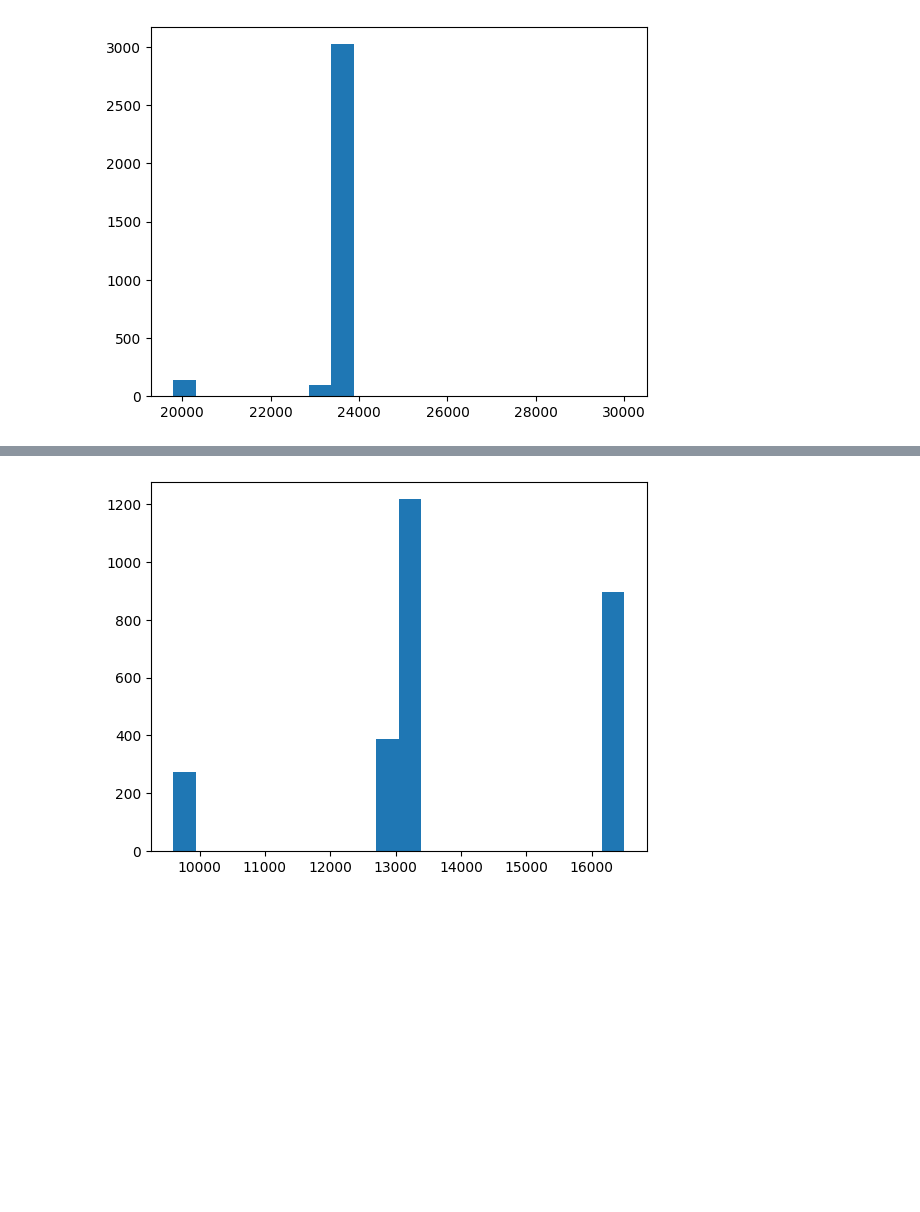
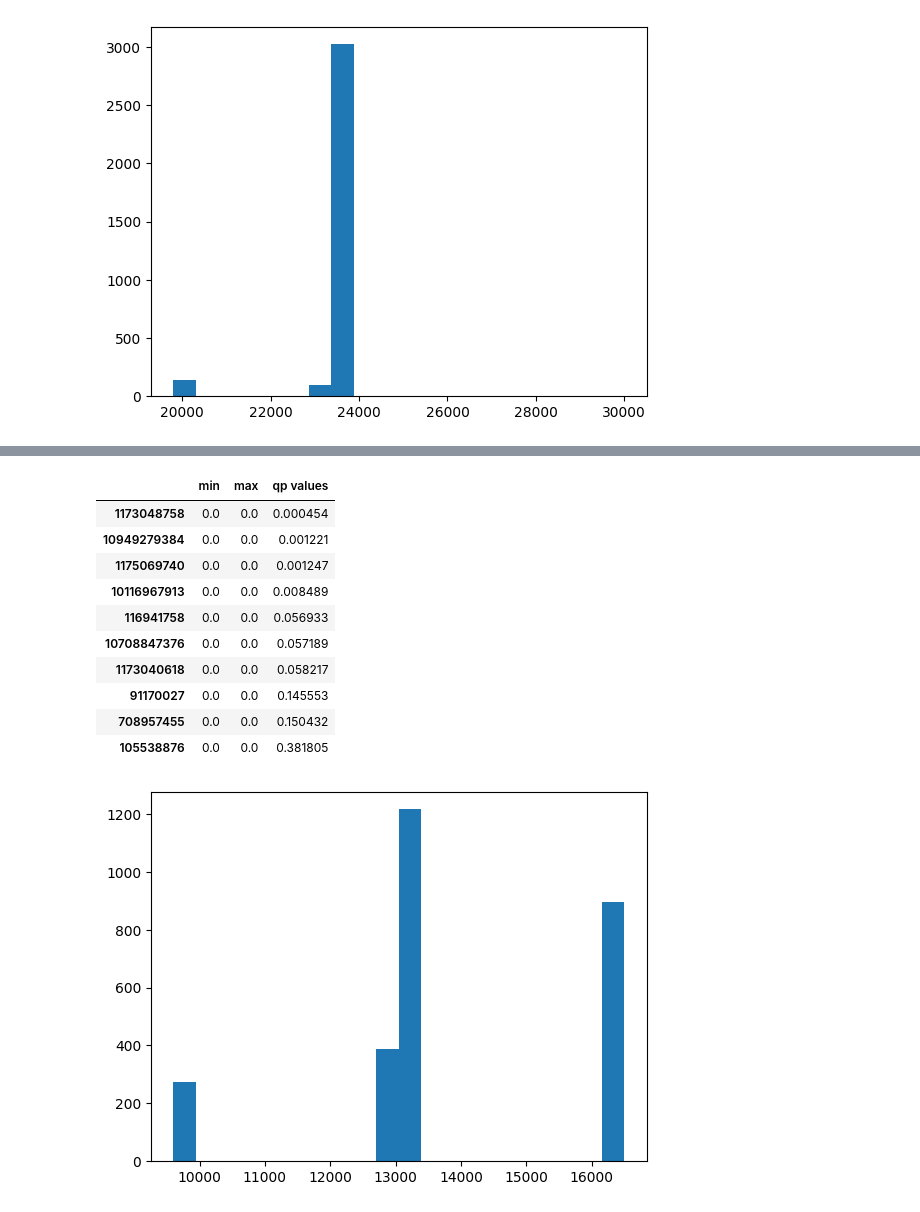
Before and after one commit to pfoytik/scenarioDiscovery, a Jupyter notebook: ema_clustering.ipynb, the cells around one changed output, grey strips where cells are left out. Saved outputs shown, nothing was run; the diff lists cells and outputs as text; code cells hidden in the pictures; blank space fills up the shorter version.

```diff
--- a/ema_clustering.ipynb
+++ b/ema_clustering.ipynb
@@ -253,5 +253,3 @@ plt.hist(high_results[0], bins=20)
 plt.show()
 # %% [output]
 [figure]
-# %%
-prim_alg = p_rim.Prim(high_inputs, high_results[0], threshold=22000.0, threshold_type=">")
@@ -275,2 +255,0 @@ box.limits
-# %%
-result_limits['high_limits'] = box.limits
@@ -277,3 +309,17 @@ result_limits['high_limits'] = box.limits
+# %%
+result_limits['samp_high_results_0']
+# %% [output]
+|  | min | max | qp values |
+| 1173048758 | 0.0 | 0.0 | 0.000454 |
+| 10949279384 | 0.0 | 0.0 | 0.001221 |
+| 1175069740 | 0.0 | 0.0 | 0.001247 |
+| 10116967913 | 0.0 | 0.0 | 0.008489 |
+| 116941758 | 0.0 | 0.0 | 0.056933 |
+| 10708847376 | 0.0 | 0.0 | 0.057189 |
+| 1173040618 | 0.0 | 0.0 | 0.058217 |
+| 91170027 | 0.0 | 0.0 | 0.145553 |
+| 708957455 | 0.0 | 0.0 | 0.150432 |
+| 105538876 | 0.0 | 0.0 | 0.381805 |
 # %%
 ### plot histogram of low results
 plt.hist(low_results[0], bins=20)
```
Also changed, not shown: parts of 24 cells of this notebook.
